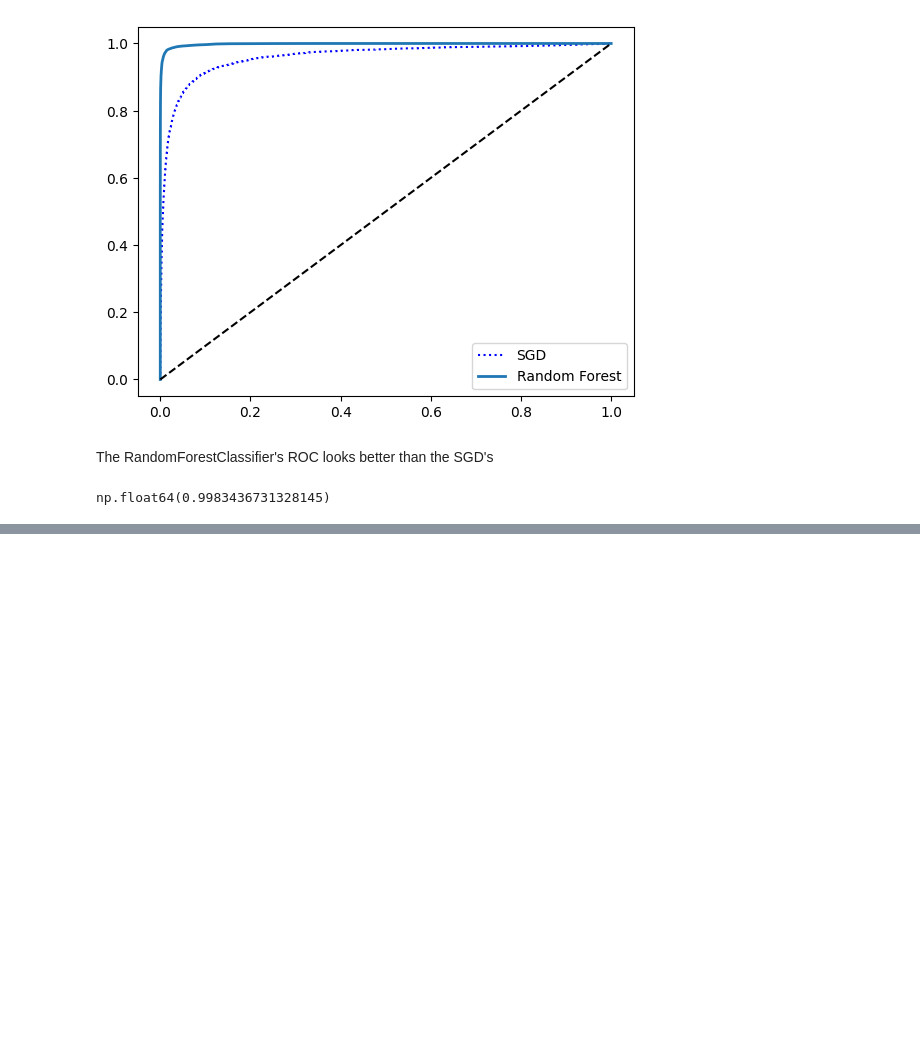
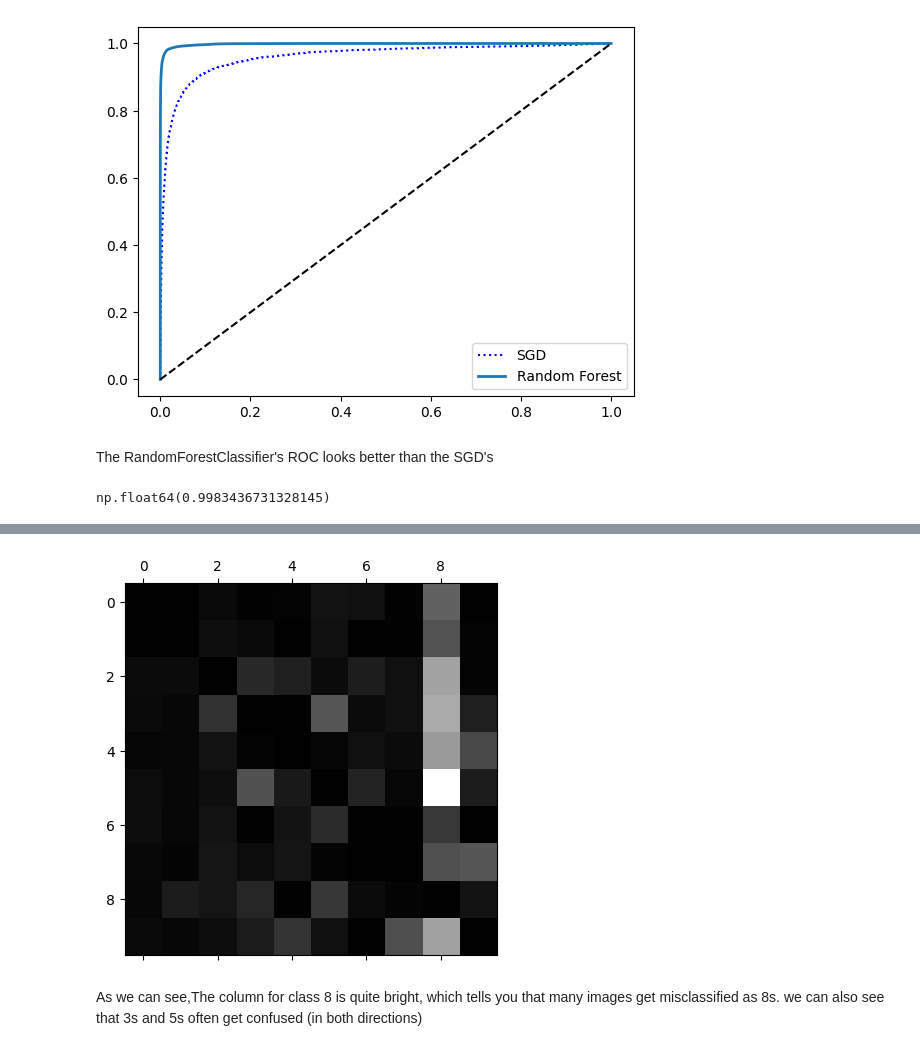
Before and after one commit to ghassenov/ML_use_cases, a Jupyter notebook: Mnist_classification.ipynb, the cells around one changed output, grey strips where cells are left out. Drawn from its saved outputs; the diff is of its cells as text; code cells hidden in the pictures; blank space fills up the shorter version.

```diff
--- a/Mnist_classification.ipynb
+++ b/Mnist_classification.ipynb
@@ -297,0 +374,13 @@ np.float64(0.9983436731328145)
+# %%
+# we divide each value in the confusion matrix by the number of images in the corresponding class so we can compare error rates
+row_sums = conf_mx.sum(axis=1, keepdims=True)
+norm_conf_mx = conf_mx / row_sums
+np.fill_diagonal(norm_conf_mx, 0)
+plt.matshow(norm_conf_mx, cmap=plt.cm.gray)
+plt.show()
+# %% [output]
+[figure, added]
+# %% [markdown]
+As we can see,The column for
+class 8 is quite bright, which tells you that many images get misclassified as 8s.
+we can also see that 3s and 5s often get confused (in both directions)
```
Also changed, not shown: parts of 15 cells of this notebook.
